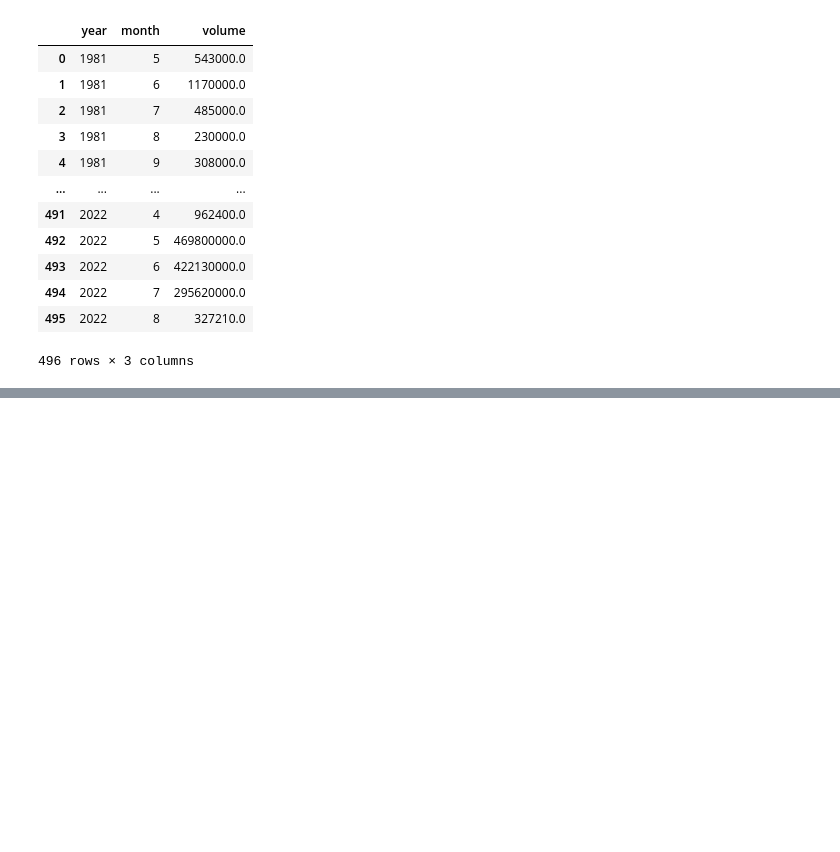
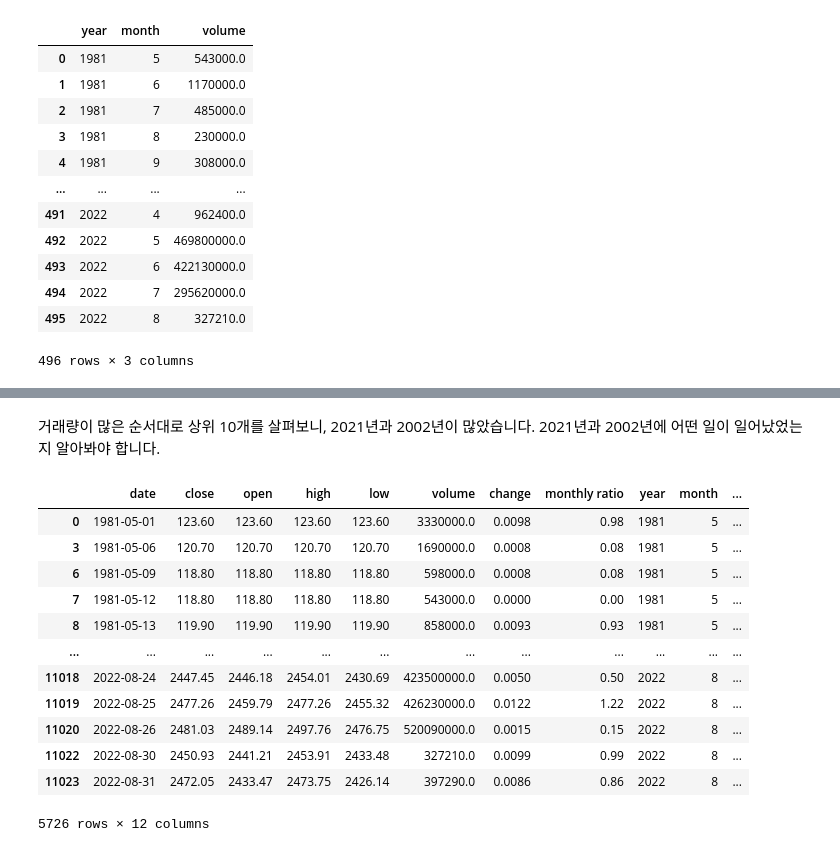
Before and after one commit to NohJeongKim/dacon-kospi, a Jupyter notebook: kospi.ipynb, the cells around one changed output, grey strips where cells are left out. Cells and saved outputs as stored; diff of their text form; code cells hidden in the pictures; blank space fills up the shorter version.

```diff
--- a/kospi.ipynb
+++ b/kospi.ipynb
@@ -240,0 +327,19 @@ array([ 0.,  2.,  4.,  6.,  8., 10., 12., 14.])
+# %% [markdown]
+거래량이 많은 순서대로 상위 10개를 살펴보니, 2021년과 2002년이 많았습니다. 2021년과 2002년에 어떤 일이 일어났었는지 알아봐야 합니다.
+# %%
+change_positive=df_copy.loc[df_copy["change"]>=0] # 등락률이 양수인 경우
+change_positive
+# %% [output]
+|  | date | close | open | high | low | volume | change | monthly ratio | year | month | ... |
+| 0 | 1981-05-01 | 123.60 | 123.60 | 123.60 | 123.60 | 3330000.0 | 0.0098 | 0.98 | 1981 | 5 | ... |
+| 3 | 1981-05-06 | 120.70 | 120.70 | 120.70 | 120.70 | 1690000.0 | 0.0008 | 0.08 | 1981 | 5 | ... |
+| 6 | 1981-05-09 | 118.80 | 118.80 | 118.80 | 118.80 | 598000.0 | 0.0008 | 0.08 | 1981 | 5 | ... |
+| 7 | 1981-05-12 | 118.80 | 118.80 | 118.80 | 118.80 | 543000.0 | 0.0000 | 0.00 | 1981 | 5 | ... |
+| 8 | 1981-05-13 | 119.90 | 119.90 | 119.90 | 119.90 | 858000.0 | 0.0093 | 0.93 | 1981 | 5 | ... |
+| ... | ... | ... | ... | ... | ... | ... | ... | ... | ... | ... | ... |
+| 11018 | 2022-08-24 | 2447.45 | 2446.18 | 2454.01 | 2430.69 | 423500000.0 | 0.0050 | 0.50 | 2022 | 8 | ... |
+| 11019 | 2022-08-25 | 2477.26 | 2459.79 | 2477.26 | 2455.32 | 426230000.0 | 0.0122 | 1.22 | 2022 | 8 | ... |
+| 11020 | 2022-08-26 | 2481.03 | 2489.14 | 2497.76 | 2476.75 | 520090000.0 | 0.0015 | 0.15 | 2022 | 8 | ... |
+| 11022 | 2022-08-30 | 2450.93 | 2441.21 | 2453.91 | 2433.48 | 327210.0 | 0.0099 | 0.99 | 2022 | 8 | ... |
+| 11023 | 2022-08-31 | 2472.05 | 2433.47 | 2473.75 | 2426.14 | 397290.0 | 0.0086 | 0.86 | 2022 | 8 | ... |
+5726 rows × 12 columns
```
Also changed, not shown: parts of 23 cells of this notebook, 2 other files.
